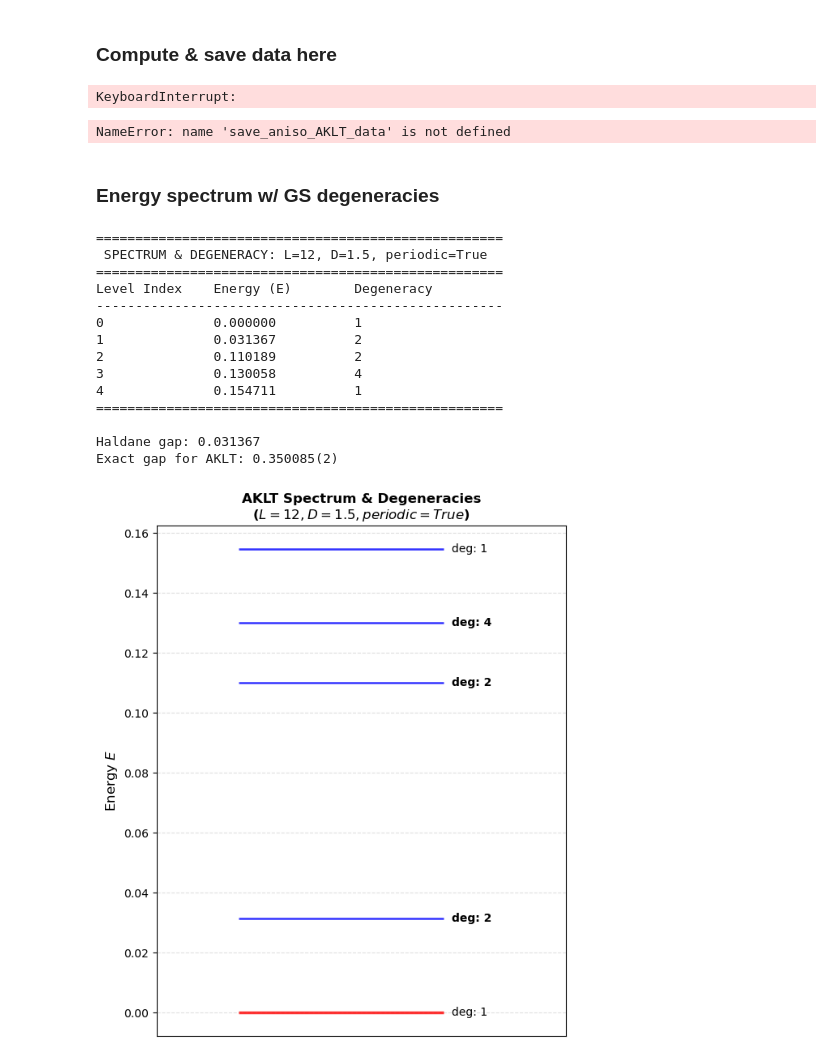
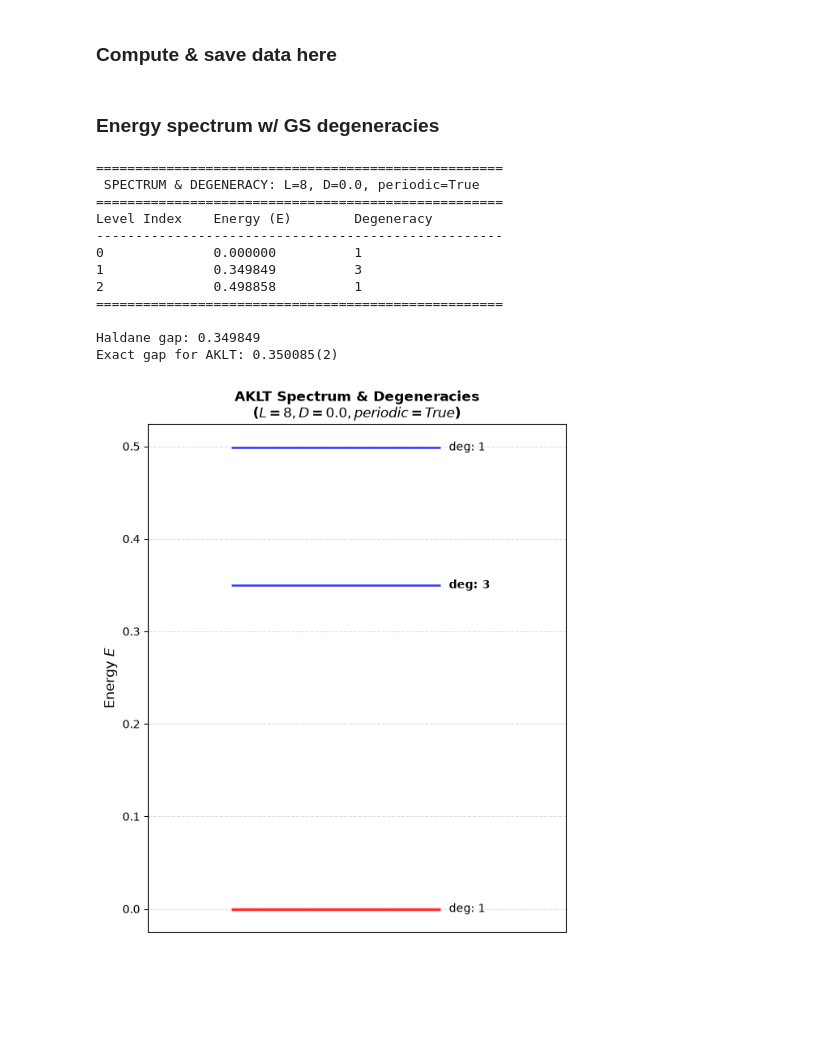
Before and after one commit to tszchun-work/quantum-spin-chain-ED, a Jupyter notebook: ED_AKLT/ED_AKLT.ipynb, the cells around one changed output. Drawn from its saved outputs; the diff is of its cells as text; code cells hidden in the pictures; blank space fills up the shorter version.

```diff
--- a/ED_AKLT/ED_AKLT.ipynb
+++ b/ED_AKLT/ED_AKLT.ipynb
@@ -123 +140,6 @@ with h5py.File(filename, "r") as f:
+# %%
+# The same throughout the notebook
+D_values = np.round(np.arange(0.0, 2.1, 0.1), 1) + 0.0
+k = 5
+filename = "ED_AKLT_data.h5"
 # %%
@@ -803,45 +701,5 @@ with h5py.File(filename, "r") as f:
 # %% [markdown]
 ### Compute & save data here
-# %%
-L = 12
-D = 0.5
-periodic = True
-num_levels = 10
-
-"""Uncomment when you want to generate and save new data. This will overwrite existing data for the same L and D values."""
-H = aniso_AKLT_hamiltonian(L=L, D=D, periodic=periodic)
-energies, states = spla.eigsh(H, k=num_levels, which='SA')
-
-# Sort the energies and states
-sort_indices = np.argsort(energies)
-energies = energies[sort_indices]
-states = states[:, sort_indices]
-
-filename = "ED_aniso_AKLT_data.h5"
-save_aniso_AKLT_data(filename=filename, L=L, D=D, periodic=periodic, energies=energies, states=states)
-print(f"Saved data for L={L}, D={D}, periodic={periodic} to {filename}")
-# %% [output]
-KeyboardInterrupt:
-# %%
-for D in [0.2]:
-    L = 14
-    periodic = True
-    num_levels = 10
-
-    """Uncomment when you want to generate and save new data. This will overwrite existing data for the same L and D values."""
-    H = aniso_AKLT_hamiltonian(L=L, D=D, periodic=periodic)
-    energies, states = spla.eigsh(H, k=num_levels, which='SA')
-
-    # Sort the energies and states
-    sort_indices = np.argsort(energies)
-    energies = energies[sort_indices]
-    states = states[:, sort_indices]
-
-    filename = "ED_aniso_AKLT_data.h5"
-    save_aniso_AKLT_data(filename=filename, L=L, D=D, periodic=periodic, energies=energies, states=states)
-    print(f"Saved data for L={L}, D={D}, periodic={periodic} to {filename}")
-# %% [output]
-NameError: name 'save_aniso_AKLT_data' is not defined
 # %% [markdown]
 ### Energy spectrum w/ GS degeneracies
 # %%
@@ -892,40 +750,38 @@ def plot_aniso_AKLT_spectrum(filename, L, D, periodic, atol=1e-5):
 
     # Plot unique levels and label their degeneracies
     for E, deg in zip(unique_energies, degeneracies):
         # Ground state in red, excited states in blue
         color = 'red' if E == unique_energies[0] else 'blue'
         lw = 2.5 if E == unique_energies[0] else 1.8
 
         plt.hlines(E, xmin=0.2, xmax=0.7, colors=color, linewidth=lw, alpha=0.8)
 
         # Add text label for degeneracy to the right of each line
         plt.text(0.72, E, f"deg: {deg}", verticalalignment='center', fontsize=10,
                  fontweight='bold' if deg > 1 else 'normal')
 
     plt.ylabel("Energy $E$", fontsize=12)
     plt.xlim(0, 1.0)
     plt.xticks([])  # Strip X ticks since it's a 1D vertical energy alignment
     plt.title(f"AKLT Spectrum & Degeneracies\n($L={L}, D={D}, periodic={periodic}$)", fontsize=12, fontweight='bold')
     plt.grid(axis='y', linestyle='--', alpha=0.4)
     plt.tight_layout()
     plt.show()
 
-plot_aniso_AKLT_spectrum("ED_aniso_AKLT_data.h5", L=12, D=1.5, periodic=True, atol=1e-5)
+plot_aniso_AKLT_spectrum("ED_AKLT_data.h5", L=8, D=0.0, periodic=True, atol=1e-5)
 # %% [output]
 ====================================================
- SPECTRUM & DEGENERACY: L=12, D=1.5, periodic=True
+ SPECTRUM & DEGENERACY: L=8, D=0.0, periodic=True
 ====================================================
 Level Index    Energy (E)        Degeneracy
 ----------------------------------------------------
 0              0.000000          1
-1              0.031367          2
-2              0.110189          2
-3              0.130058          4
-4              0.154711          1
+1              0.349849          3
+2              0.498858          1
 ====================================================
 
-Haldane gap: 0.031367
+Haldane gap: 0.349849
 Exact gap for AKLT: 0.350085(2)
-[figure, old version]
+[figure, new version]
 # %%
 # Parameters
```
Also changed, not shown: parts of 19 cells of this notebook.
